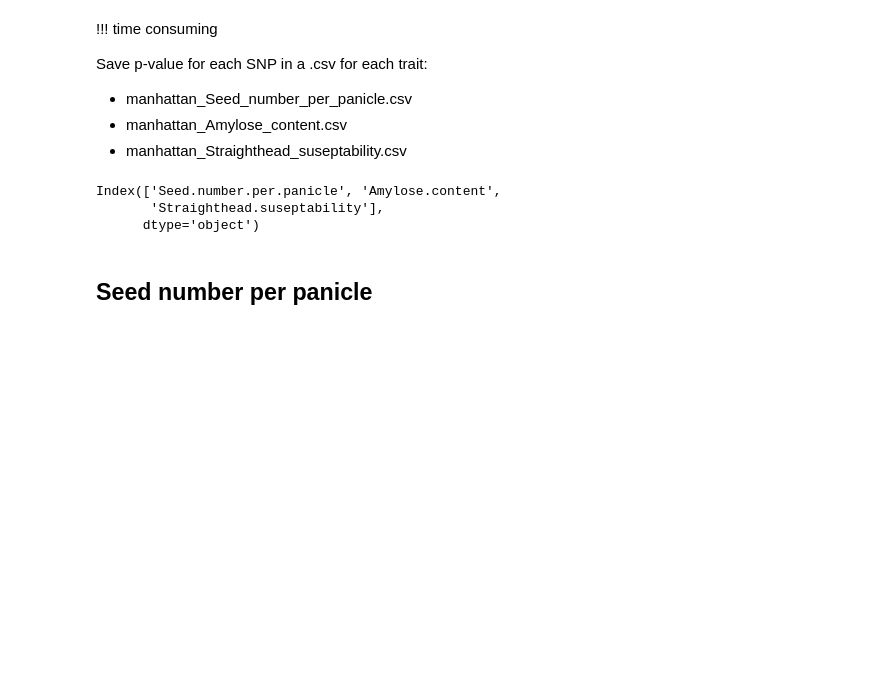
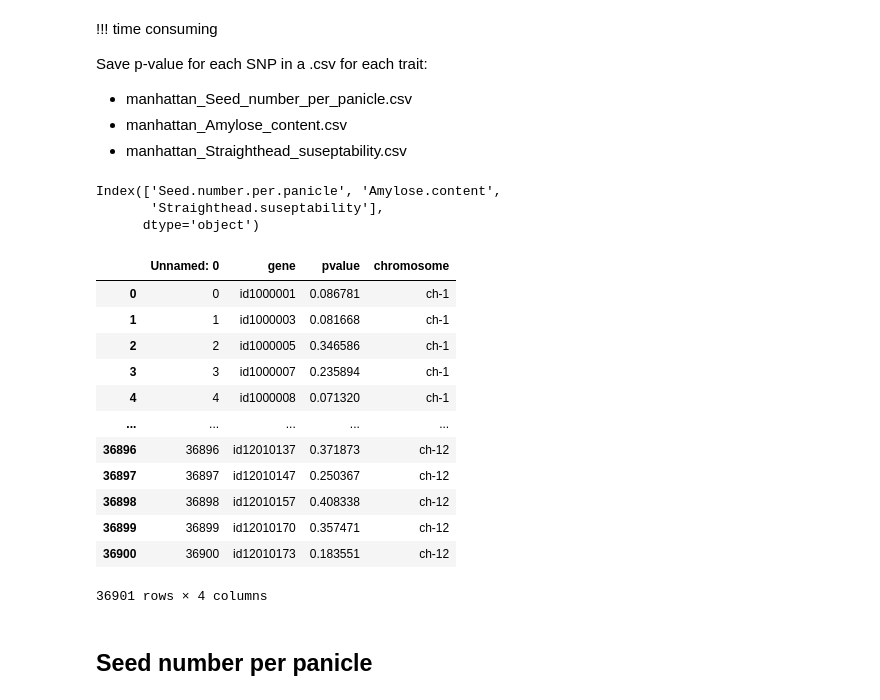
Before and after one commit to teddyalexandre/prediction-phenotype-riz-asiatique, a Jupyter notebook: Notebook/mplots.ipynb, the cells around one changed output. Drawn from its saved outputs; the diff is of its cells as text; code cells hidden in the pictures; blank space fills up the shorter version.

```diff
--- a/Notebook/mplots.ipynb
+++ b/Notebook/mplots.ipynb
@@ -337,7 +377,22 @@ Index(['Seed.number.per.panicle', 'Amylose.content',
 # %%
 df1 = pd.read_csv(f"manhattan_{cols[0].replace('.','_')}.csv")
 df2 = pd.read_csv(f"manhattan_{cols[1].replace('.','_')}.csv")
 df3 = pd.read_csv(f"manhattan_{cols[2].replace('.','_')}.csv")
+df1
+# %% [output]
+|  | Unnamed: 0 | gene | pvalue | chromosome |
+| 0 | 0 | id1000001 | 0.086781 | ch-1 |
+| 1 | 1 | id1000003 | 0.081668 | ch-1 |
+| 2 | 2 | id1000005 | 0.346586 | ch-1 |
+| 3 | 3 | id1000007 | 0.235894 | ch-1 |
+| 4 | 4 | id1000008 | 0.071320 | ch-1 |
+| ... | ... | ... | ... | ... |
+| 36896 | 36896 | id12010137 | 0.371873 | ch-12 |
+| 36897 | 36897 | id12010147 | 0.250367 | ch-12 |
+| 36898 | 36898 | id12010157 | 0.408338 | ch-12 |
+| 36899 | 36899 | id12010170 | 0.357471 | ch-12 |
+| 36900 | 36900 | id12010173 | 0.183551 | ch-12 |
+36901 rows × 4 columns
 # %% [markdown]
 ## Seed number per panicle
 # %% [markdown]
```
Also changed, not shown: parts of 11 cells of this notebook.
